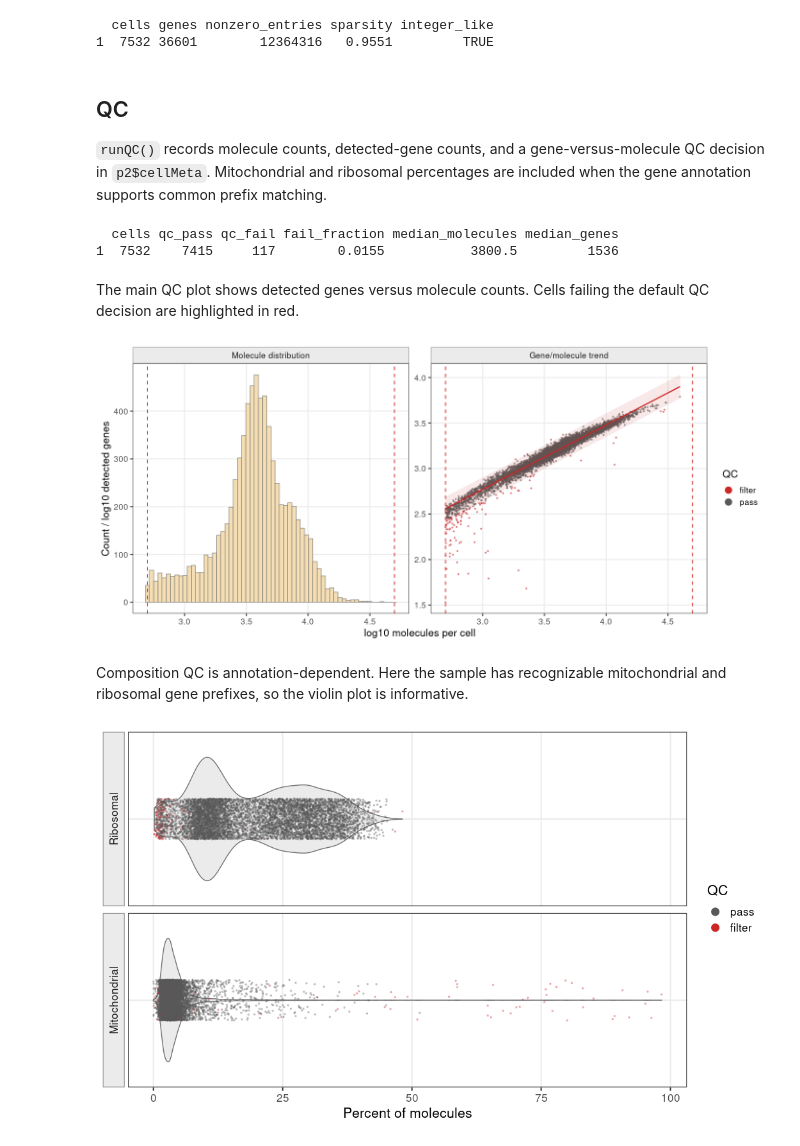
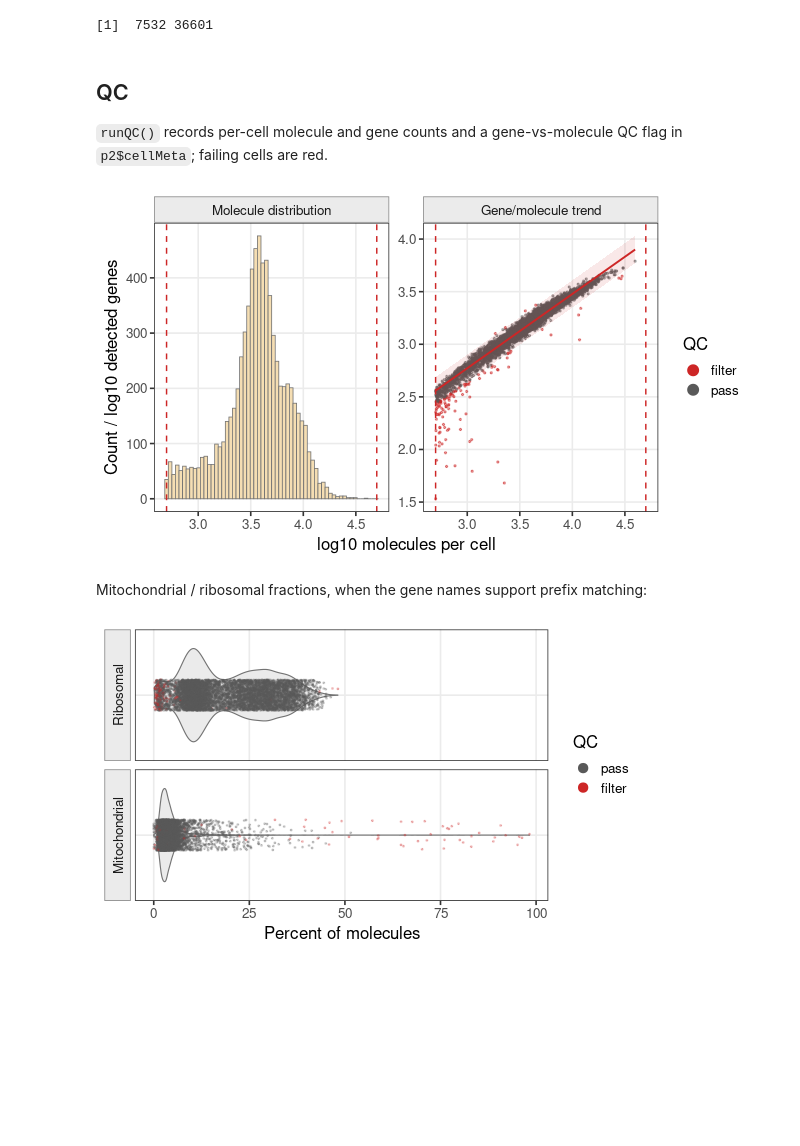
Before and after one commit to kharchenkolab/pagoda2, a Jupyter notebook: doc/pagoda2.1-single-dataset.ipynb, the cells around one changed output. Cells and saved outputs as stored; diff of their text form; code cells hidden in the pictures; blank space fills up the shorter version.

```diff
--- a/doc/pagoda2.1-single-dataset.ipynb
+++ b/doc/pagoda2.1-single-dataset.ipynb
@@ -41,53 +18,23 @@ view for downstream calculations.
-# %%
-p2 <- suppressMessages(pagoda2::Pagoda2$from10x(data_dir, verbose = FALSE))
-raw_dim <- dim(p2$getRawCounts())
-raw_nnz <- Matrix::nnzero(p2$getRawCounts())
-
-data.frame(
-  cells = raw_dim[1],
-  genes = raw_dim[2],
-  nonzero_entries = raw_nnz,
-  sparsity = round(1 - raw_nnz / prod(raw_dim), 4),
-  integer_like = all(abs(p2$getRawCounts()@x - round(p2$getRawCounts()@x)) < 1e-8)
-)
-# %% [output]
-  cells genes nonzero_entries sparsity integer_like
-1  7532 36601        12364316   0.9551         TRUE
+# %%
+p2 <- pagoda2::Pagoda2$from10x("data", verbose = FALSE)
+dim(p2$getRawCounts())   # cells x genes
+# %% [output]
+[1]  7532 36601
 # %% [markdown]
 ## QC
 
-`runQC()` records molecule counts, detected-gene counts, and a
-gene-versus-molecule QC decision in `p2$cellMeta`. Mitochondrial and
-ribosomal percentages are included when the gene annotation supports
-common prefix matching.
+`runQC()` records per-cell molecule and gene counts and a
+gene-vs-molecule QC flag in `p2$cellMeta`; failing cells are red.
-# %%
-suppressMessages(invisible(p2$runQC(verbose = FALSE)))
-qc <- p2$resolveCellMeta(c("n_molecules", "n_genes", "qc_pass"))
-
-data.frame(
-  cells = nrow(qc),
-  qc_pass = sum(as.logical(qc$qc_pass), na.rm = TRUE),
-  qc_fail = sum(!as.logical(qc$qc_pass), na.rm = TRUE),
-  fail_fraction = round(mean(!as.logical(qc$qc_pass), na.rm = TRUE), 4),
-  median_molecules = median(qc$n_molecules, na.rm = TRUE),
-  median_genes = median(qc$n_genes, na.rm = TRUE)
-)
-# %% [output]
-  cells qc_pass qc_fail fail_fraction median_molecules median_genes
-1  7532    7415     117        0.0155           3800.5         1536
-# %% [markdown]
-The main QC plot shows detected genes versus molecule counts. Cells
-failing the default QC decision are highlighted in red.
 # %%
+p2$runQC(verbose = FALSE)
 p2$plotQC()
 # %% [output]
-[figure, old version]
+[figure, new version]
-# %% [markdown]
-Composition QC is annotation-dependent. Here the sample has recognizable
-mitochondrial and ribosomal gene prefixes, so the violin plot is
-informative.
+# %% [markdown]
+Mitochondrial / ribosomal fractions, when the gene names support prefix
+matching:
 # %%
 p2$plotQCViolin()
 # %% [output]
-[figure, old version]
+[figure, new version]
 # %% [markdown]
```
Also changed, not shown: parts of 23 cells of this notebook, 10 other files.
